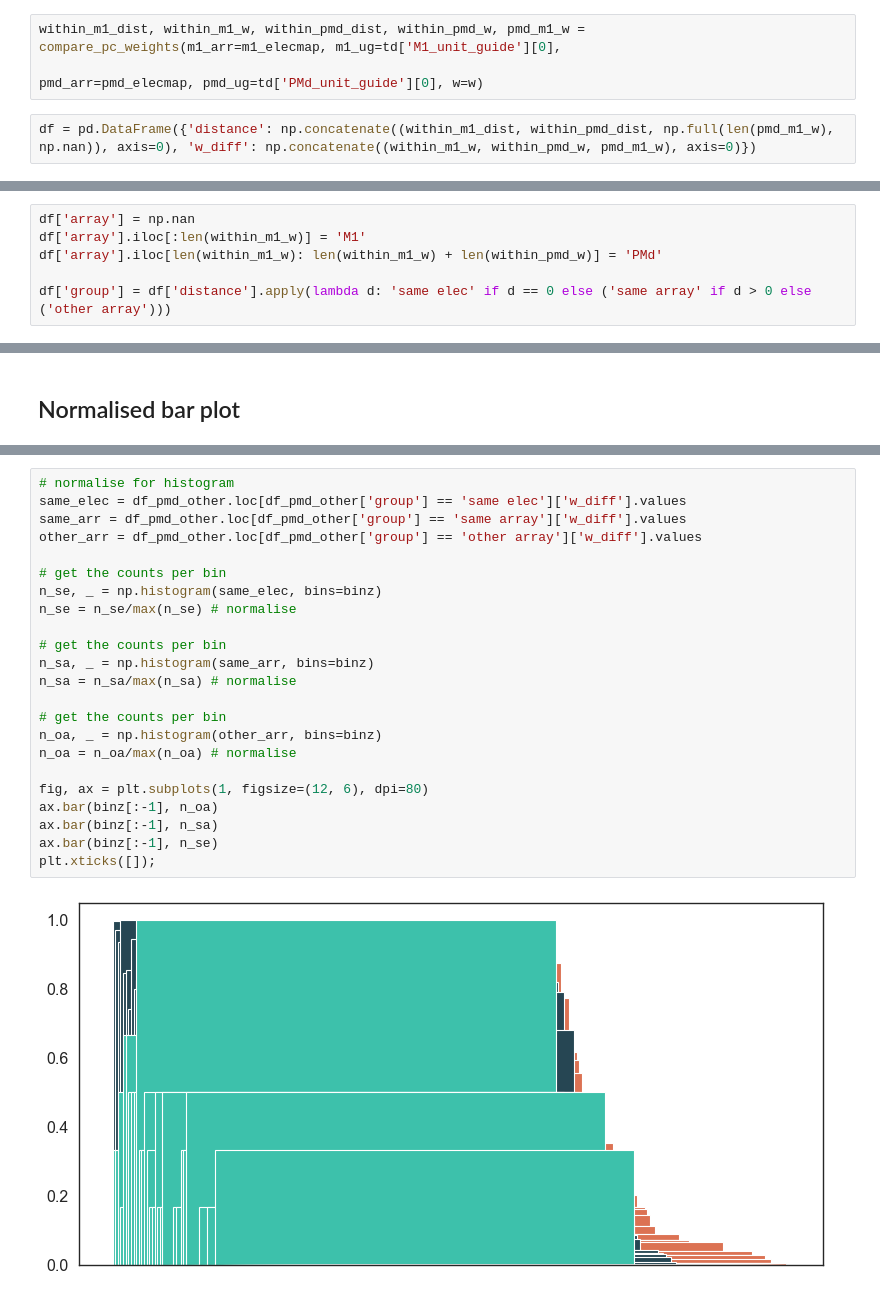
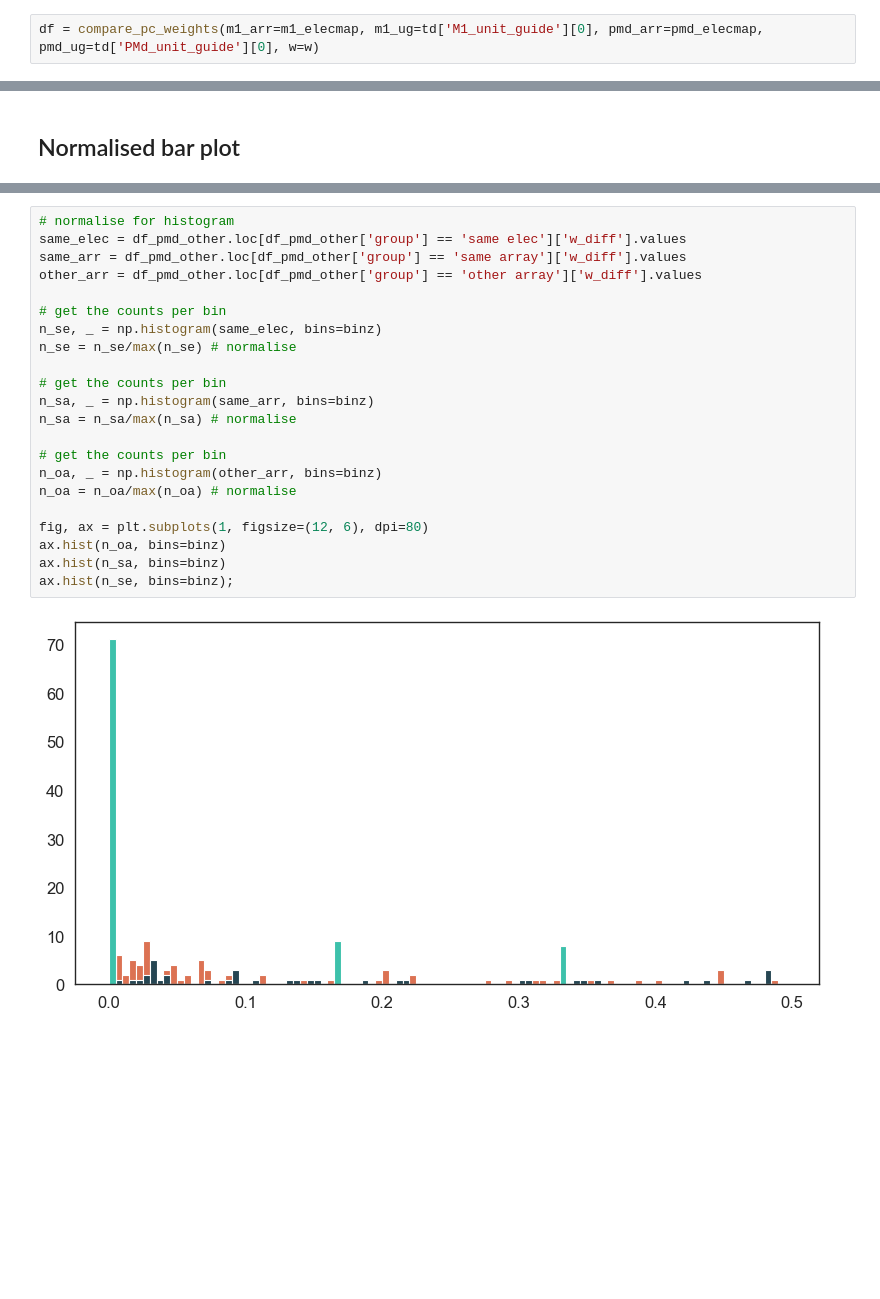
Before and after one commit to daphnecor/Spatial, a Jupyter notebook: SpatialPCA.ipynb, the cells around one changed output, grey strips where cells are left out. Cells and saved outputs as stored; diff of their text form; blank space fills up the shorter version.

```diff
--- a/SpatialPCA.ipynb
+++ b/SpatialPCA.ipynb
@@ -228,7 +252,4 @@ pmd_elecmap = localize_elecs(df_pmd_arr, elecs=range(1,97))
 - within PMd
 - Between M1 & PMd
 # %%
-within_m1_dist, within_m1_w, within_pmd_dist, within_pmd_w, pmd_m1_w = compare_pc_weights(m1_arr=m1_elecmap, m1_ug=td['M1_unit_guide'][0],
-                                                                                          pmd_arr=pmd_elecmap, pmd_ug=td['PMd_unit_guide'][0], w=w)
+df = compare_pc_weights(m1_arr=m1_elecmap, m1_ug=td['M1_unit_guide'][0], pmd_arr=pmd_elecmap, pmd_ug=td['PMd_unit_guide'][0], w=w)
-# %%
-df = pd.DataFrame({'distance': np.concatenate((within_m1_dist, within_pmd_dist, np.full(len(pmd_m1_w), np.nan)), axis=0), 'w_diff': np.concatenate((within_m1_w, within_pmd_w, pmd_m1_w), axis=0)})
@@ -243,9 +256,3 @@ len(within_m1_w) + len(pmd_m1_w)
-# %%
-df['array'] = np.nan
-df['array'].iloc[:len(within_m1_w)] = 'M1'
-df['array'].iloc[len(within_m1_w): len(within_m1_w) + len(within_pmd_w)] = 'PMd'
-
-df['group'] = df['distance'].apply(lambda d: 'same elec' if d == 0 else ('same array' if d > 0 else ('other array')))
 # %%
 df
 # %% [output]
@@ -489,25 +423,24 @@ array([0.   , 0.005, 0.01 , 0.015, 0.02 , 0.025, 0.03 , 0.035, 0.04 ,
 # %%
 # normalise for histogram
 same_elec = df_pmd_other.loc[df_pmd_other['group'] == 'same elec']['w_diff'].values
 same_arr = df_pmd_other.loc[df_pmd_other['group'] == 'same array']['w_diff'].values
 other_arr = df_pmd_other.loc[df_pmd_other['group'] == 'other array']['w_diff'].values
 
 # get the counts per bin
 n_se, _ = np.histogram(same_elec, bins=binz)
 n_se = n_se/max(n_se) # normalise
 
 # get the counts per bin
 n_sa, _ = np.histogram(same_arr, bins=binz)
 n_sa = n_sa/max(n_sa) # normalise
 
 # get the counts per bin
 n_oa, _ = np.histogram(other_arr, bins=binz)
 n_oa = n_oa/max(n_oa) # normalise
 
 fig, ax = plt.subplots(1, figsize=(12, 6), dpi=80)
-ax.bar(binz[:-1], n_oa)
-ax.bar(binz[:-1], n_sa)
-ax.bar(binz[:-1], n_se)
-plt.xticks([]);
+ax.hist(n_oa, bins=binz)
+ax.hist(n_sa, bins=binz)
+ax.hist(n_se, bins=binz);
 # %% [output]
-[figure, old version]
+[figure, new version]
```
Also changed, not shown: parts of 37 cells of this notebook, 1 other file.
